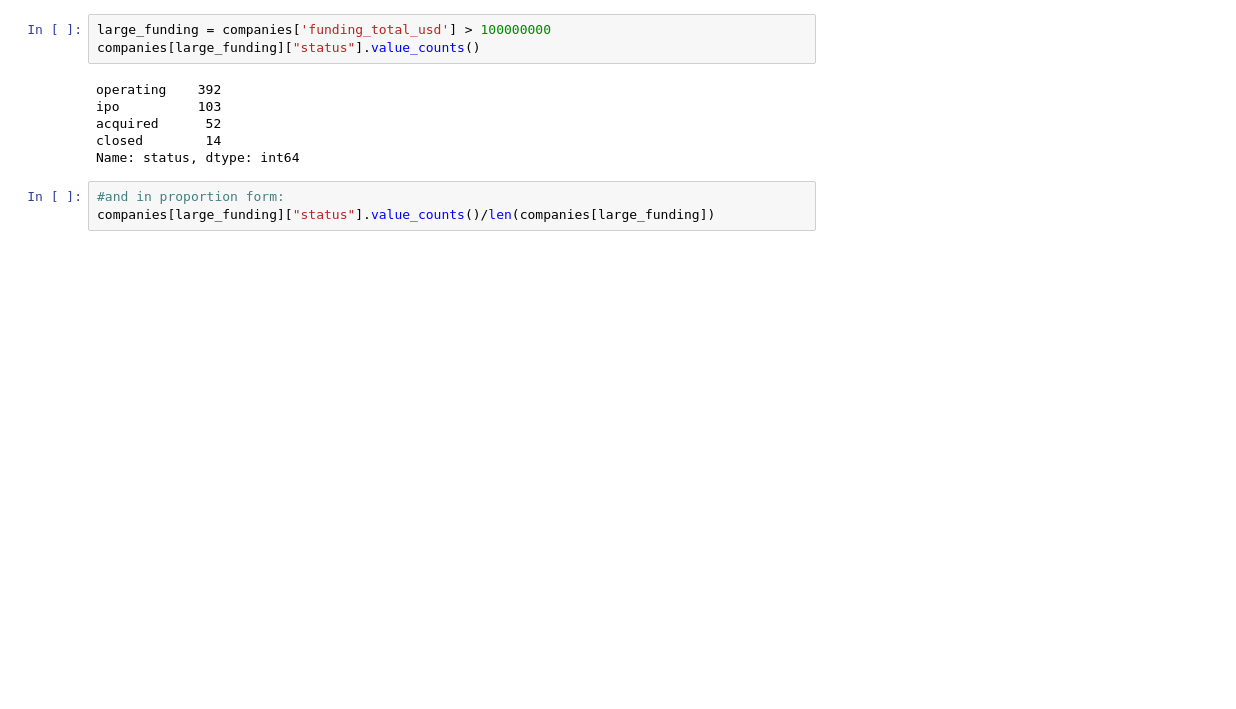
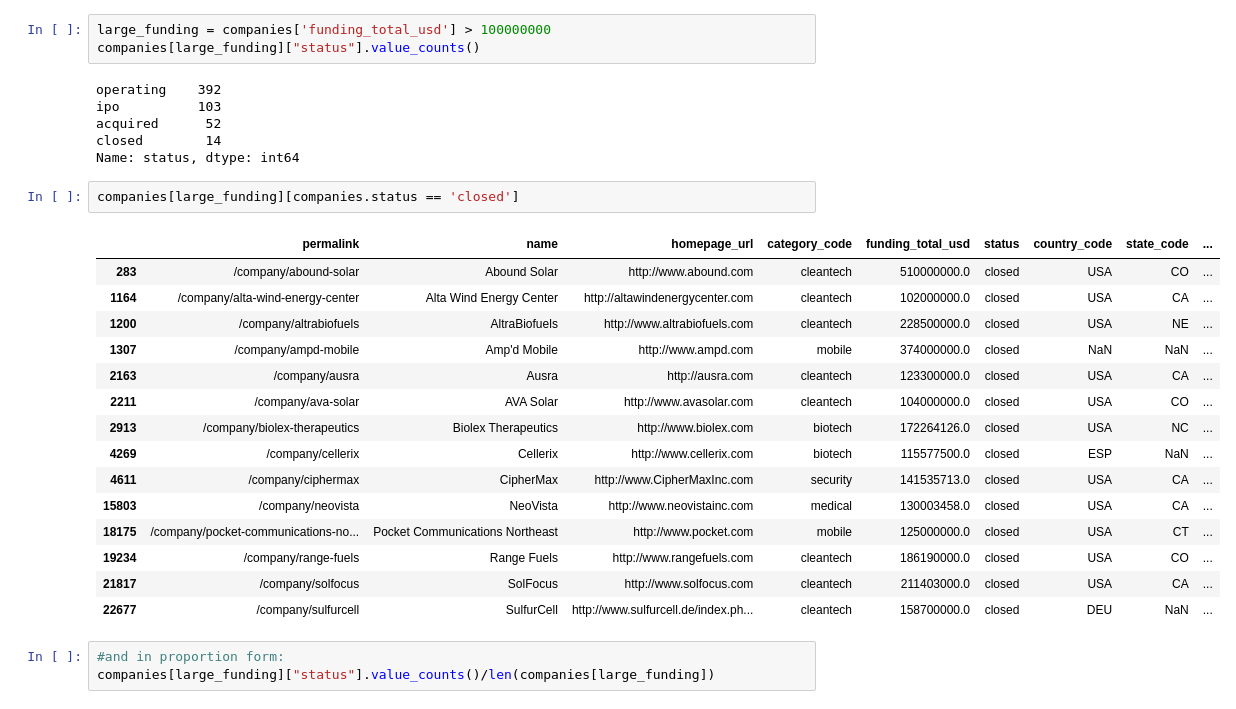
Before and after one commit to LVdatahub/Capstone-project----DS-Intensive-Springboard, a Jupyter notebook: Data story.ipynb, the cells around one changed output. Drawn from its saved outputs; the diff is of its cells as text; blank space fills up the shorter version.

```diff
--- a/Data story.ipynb
+++ b/Data story.ipynb
@@ -235,6 +244,24 @@ ipo          103
 acquired      52
 closed        14
 Name: status, dtype: int64
+# %%
+companies[large_funding][companies.status == 'closed']
+# %% [output]
+|  | permalink | name | homepage_url | category_code | funding_total_usd | status | country_code | state_code | ... |
+| 283 | /company/abound-solar | Abound Solar | http://www.abound.com | cleantech | 510000000.0 | closed | USA | CO | ... |
+| 1164 | /company/alta-wind-energy-center | Alta Wind Energy Center | http://altawindenergycenter.com | cleantech | 102000000.0 | closed | USA | CA | ... |
+| 1200 | /company/altrabiofuels | AltraBiofuels | http://www.altrabiofuels.com | cleantech | 228500000.0 | closed | USA | NE | ... |
+| 1307 | /company/ampd-mobile | Amp'd Mobile | http://www.ampd.com | mobile | 374000000.0 | closed | NaN | NaN | ... |
+| 2163 | /company/ausra | Ausra | http://ausra.com | cleantech | 123300000.0 | closed | USA | CA | ... |
+| 2211 | /company/ava-solar | AVA Solar | http://www.avasolar.com | cleantech | 104000000.0 | closed | USA | CO | ... |
+| 2913 | /company/biolex-therapeutics | Biolex Therapeutics | http://www.biolex.com | biotech | 172264126.0 | closed | USA | NC | ... |
+| 4269 | /company/cellerix | Cellerix | http://www.cellerix.com | biotech | 115577500.0 | closed | ESP | NaN | ... |
+| 4611 | /company/ciphermax | CipherMax | http://www.CipherMaxInc.com | security | 141535713.0 | closed | USA | CA | ... |
+| 15803 | /company/neovista | NeoVista | http://www.neovistainc.com | medical | 130003458.0 | closed | USA | CA | ... |
+| 18175 | /company/pocket-communications-no... | Pocket Communications Northeast | http://www.pocket.com | mobile | 125000000.0 | closed | USA | CT | ... |
+| 19234 | /company/range-fuels | Range Fuels | http://www.rangefuels.com | cleantech | 186190000.0 | closed | USA | CO | ... |
+| 21817 | /company/solfocus | SolFocus | http://www.solfocus.com | cleantech | 211403000.0 | closed | USA | CA | ... |
+| 22677 | /company/sulfurcell | SulfurCell | http://www.sulfurcell.de/index.ph... | cleantech | 158700000.0 | closed | DEU | NaN | ... |
 # %%
 #and in proportion form:
 companies[large_funding]["status"].value_counts()/len(companies[large_funding])
```
Also changed, not shown: parts of 33 cells of this notebook.
